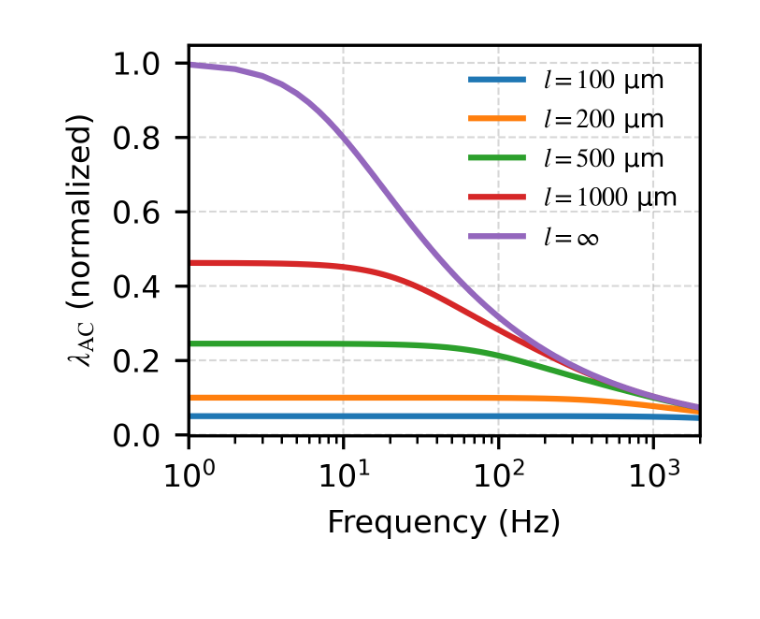
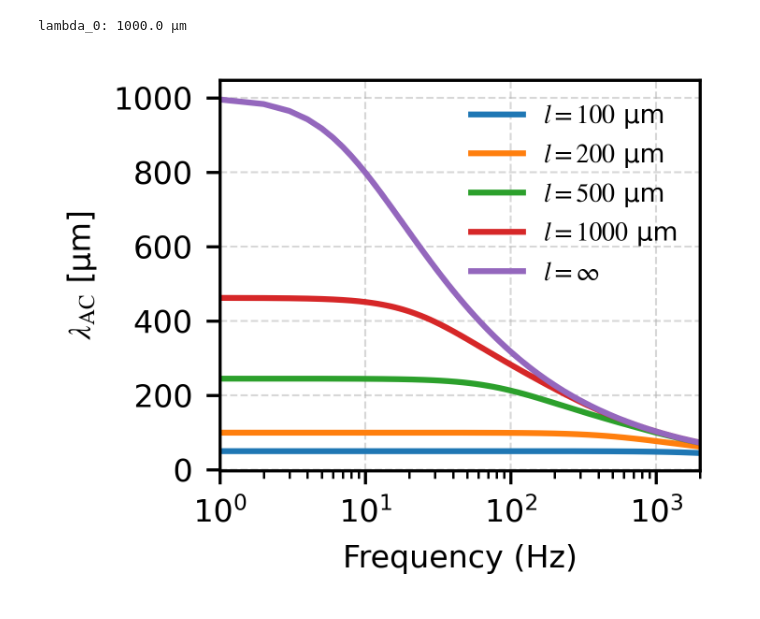
Before and after one commit to SusanneDahle/CellTypeDependenceElStim, a Jupyter notebook: notebooks/Fig-5.ipynb, the cells around one changed output. Drawn from its saved outputs; the diff is of its cells as text; code cells hidden in the pictures.

```diff
--- a/notebooks/Fig-5.ipynb
+++ b/notebooks/Fig-5.ipynb
@@ -25,9 +25,10 @@ s = np.sqrt(1 + 1j * omegas * tau)
 
 # lambda_inf: used for normalization in ax2
 lambda_0 = np.sqrt(d_fixed * R_m / (4 * R_i))
+print('lambda_0:', lambda_0*1e6, 'µm')
 lambda_ac_inf = lambda_0 * np.sqrt(2 / (1 + np.sqrt(1 + (omegas * tau)**2)))
 
-def return_abs_H(s_, z_, l=1, d=2e-6):
+def return_abs_H(s_, z_, l=1e-3, d=2e-6):
     lambda_0 = np.sqrt(d * R_m / (4 * R_i))
     exp_1 = 2 * s_ * l / lambda_0
     exp_2 = s_ * z_ / lambda_0
@@ -44,34 +45,35 @@ def return_abs_H(s_, z_, l=1, d=2e-6):
 def return_abs_H_matrix(s, z, l, d):
     H = np.zeros((len(z), len(s)), dtype=complex)
     for s_idx in range(len(s)):
         H[:, s_idx] = return_abs_H(s[s_idx], z, l, d)
     return H
 
 # --- Plot only subplot B (fixed diameter, different lengths) ---
 fig, ax = plt.subplots(figsize=(2.5, 2))
 ax.set_xlim([0, 2000])
 ax.set_xlabel("Frequency (Hz)")
-ax.set_ylabel(r"$\lambda_{\rm AC}$ (normalized)")
+ax.set_ylabel(r"$\lambda_{\rm AC}$ [µm]")
 # ax.set_title("diameter = 2 µm:")
 
 # lengths to plot (m)
 ls = [0.1e-3, 0.2e-3, 0.5e-3, 1.0e-3]
 for l in ls:
     z_ = np.linspace(0, l, 1000)
     H_abs = return_abs_H_matrix(s, z_, l, d_fixed)
     # weighted average along z
     lambda_ac = np.abs(np.trapz(z_[:, None] * H_abs, z_, axis=0) / np.trapz(H_abs, z_, axis=0))
-    ax.semilogx(frequencies, lambda_ac / np.max(lambda_ac_inf), label=f"$l={l*1e6:.0f}$ µm")
+    ax.semilogx(frequencies, lambda_ac *1e6, label=f"$l={l*1e6:.0f}$ µm")
 
 # plot lambda_inf normalized
-ax.semilogx(frequencies, lambda_ac_inf / np.max(lambda_ac_inf), label=r"$l = \infty$")
+ax.semilogx(frequencies, lambda_ac_inf *1e6, label=r"$l = \infty$")
 
 ax.legend(frameon=False, loc='upper right', fontsize='small')
 ax.grid(True, ls = '--', lw = '0.5', alpha = 0.5)
 
 ax.set_xlim(frequencies[0], frequencies[-1])
 plt.tight_layout()
 fig.savefig("/Users/susannedahle/Documents/Master/Code/fig_pdfs/fig5.pdf")
 plt.show()
 # %% [output]
+lambda_0: 1000.0 µm
-[figure, old version]
+[figure, new version]
```
Also changed, not shown: 1 other file.
